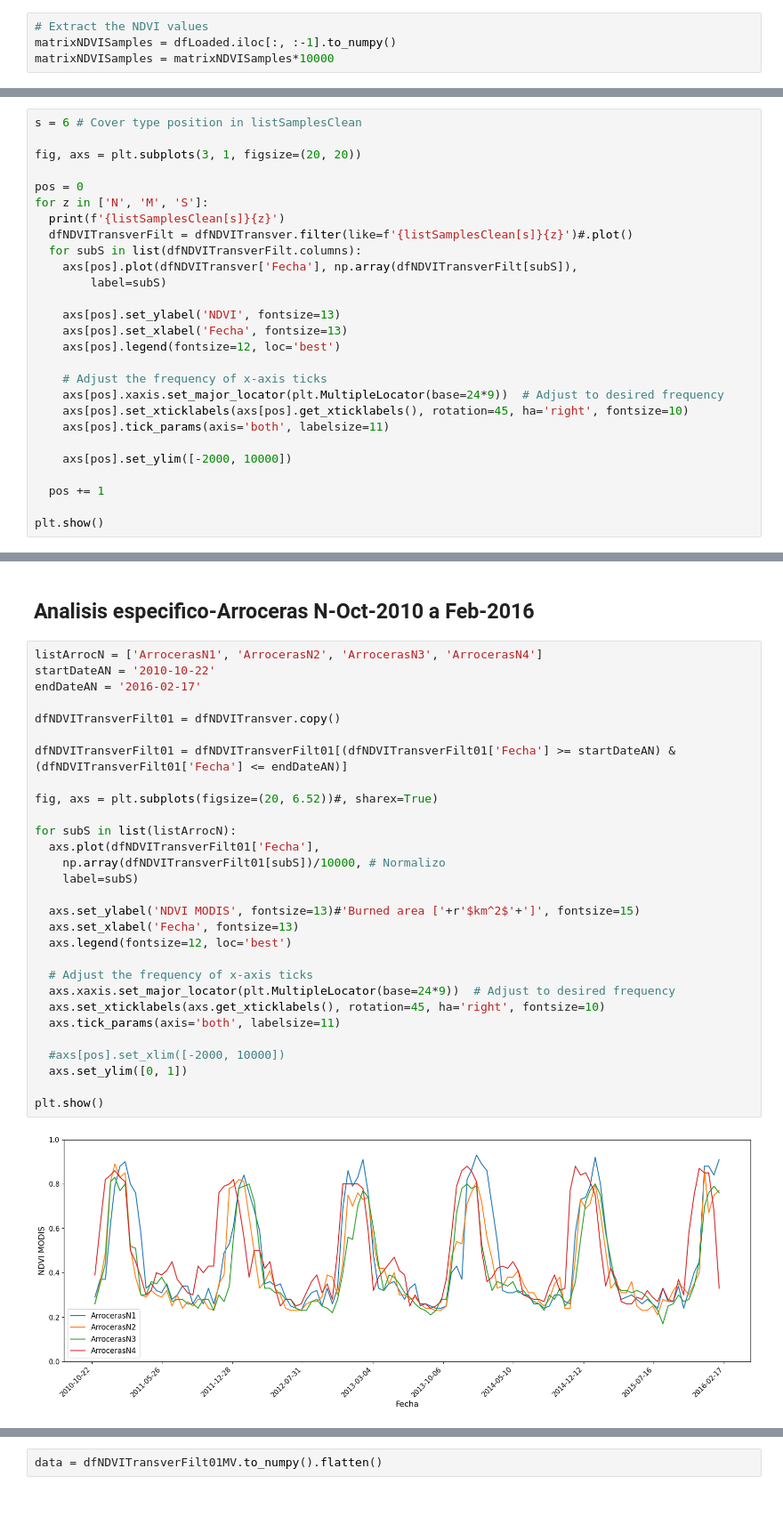
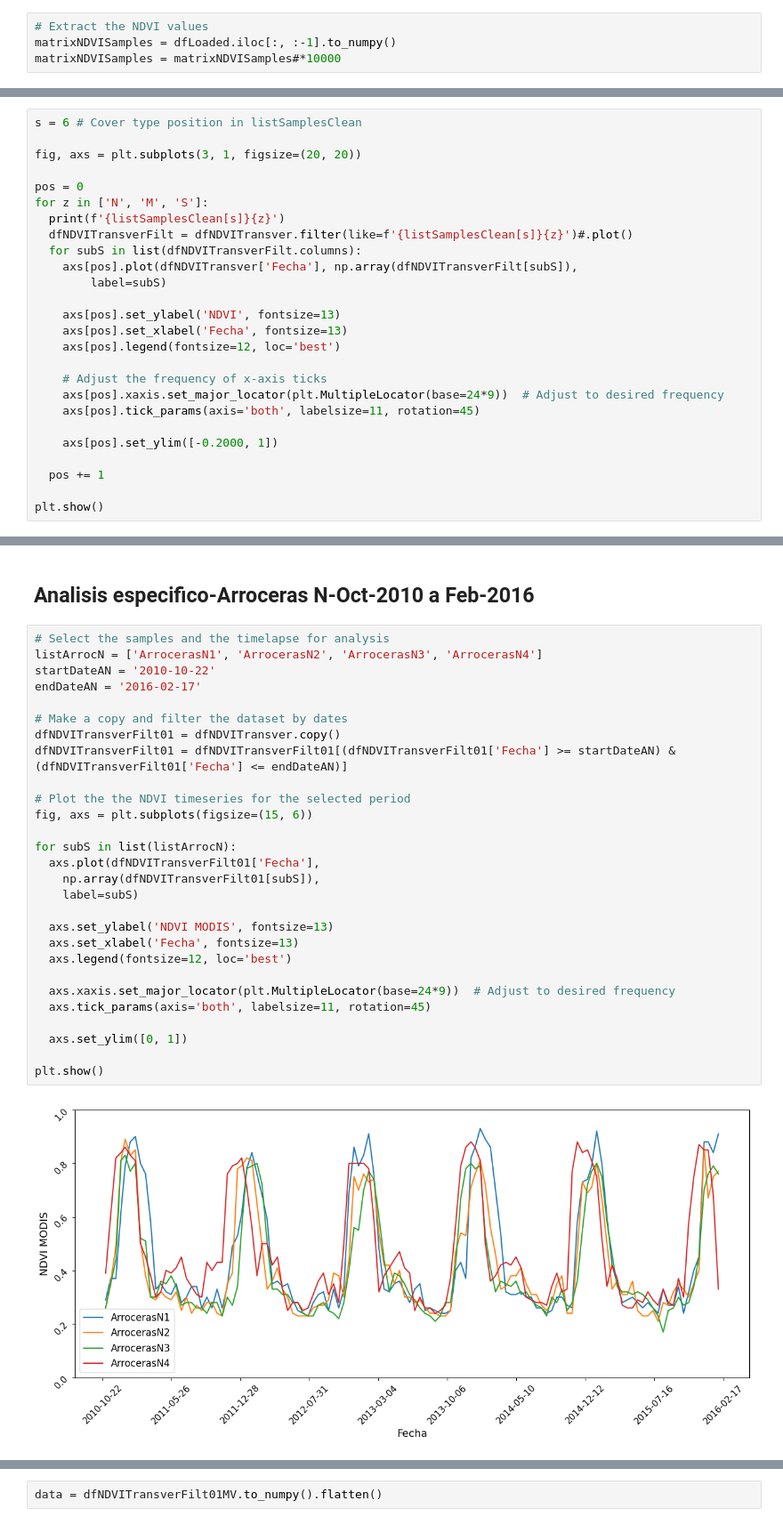
Before and after one commit to francobarrionuevoenv21/ClusteringPaddyFields_Fires_SanJavier, a Jupyter notebook: 03_CoverTypes2022_sampling.ipynb, the cells around one changed output, grey strips where cells are left out. Shown at 89% size. Cells and saved outputs as stored; diff of their text form.

```diff
--- a/03_CoverTypes2022_sampling.ipynb
+++ b/03_CoverTypes2022_sampling.ipynb
@@ -46,7 +46,7 @@ dfLoaded.head(10)
 # %%
 # Extract the NDVI values
 matrixNDVISamples = dfLoaded.iloc[:, :-1].to_numpy()
-matrixNDVISamples = matrixNDVISamples*10000
+matrixNDVISamples = matrixNDVISamples#*10000
 # %%
 # Get dates and cover types values
 listDates = list(dfLoaded.columns)
@@ -106,10 +106,9 @@ for z in ['N', 'M', 'S']:
 
     # Adjust the frequency of x-axis ticks
     axs[pos].xaxis.set_major_locator(plt.MultipleLocator(base=24*9))  # Adjust to desired frequency
-    axs[pos].set_xticklabels(axs[pos].get_xticklabels(), rotation=45, ha='right', fontsize=10)
-    axs[pos].tick_params(axis='both', labelsize=11)
+    axs[pos].tick_params(axis='both', labelsize=11, rotation=45)
 
-    axs[pos].set_ylim([-2000, 10000])
+    axs[pos].set_ylim([-0.2000, 1])
 
   pos += 1
 
@@ -122,33 +121,32 @@ BosqueS
 # %% [markdown]
 ## Analisis especifico-Arroceras N-Oct-2010 a Feb-2016
 # %%
+# Select the samples and the timelapse for analysis
 listArrocN = ['ArrocerasN1', 'ArrocerasN2', 'ArrocerasN3', 'ArrocerasN4']
 startDateAN = '2010-10-22'
 endDateAN = '2016-02-17'
 
+# Make a copy and filter the dataset by dates
 dfNDVITransverFilt01 = dfNDVITransver.copy()
-
 dfNDVITransverFilt01 = dfNDVITransverFilt01[(dfNDVITransverFilt01['Fecha'] >= startDateAN) & (dfNDVITransverFilt01['Fecha'] <= endDateAN)]
 
-fig, axs = plt.subplots(figsize=(20, 6.52))#, sharex=True)
+# Plot the the NDVI timeseries for the selected period
+fig, axs = plt.subplots(figsize=(15, 6))
 
 for subS in list(listArrocN):
   axs.plot(dfNDVITransverFilt01['Fecha'],
-    np.array(dfNDVITransverFilt01[subS])/10000, # Normalizo
+    np.array(dfNDVITransverFilt01[subS]),
     label=subS)
 
-  axs.set_ylabel('NDVI MODIS', fontsize=13)#'Burned area ['+r'$km^2$'+']', fontsize=15)
+  axs.set_ylabel('NDVI MODIS', fontsize=13)
   axs.set_xlabel('Fecha', fontsize=13)
   axs.legend(fontsize=12, loc='best')
 
-  # Adjust the frequency of x-axis ticks
   axs.xaxis.set_major_locator(plt.MultipleLocator(base=24*9))  # Adjust to desired frequency
-  axs.set_xticklabels(axs.get_xticklabels(), rotation=45, ha='right', fontsize=10)
-  axs.tick_params(axis='both', labelsize=11)
+  axs.tick_params(axis='both', labelsize=11, rotation=45)
 
-  #axs[pos].set_xlim([-2000, 10000])
   axs.set_ylim([0, 1])
 
 plt.show()
 # %% [output]
-[figure, old version]
+[figure, new version]
```
Also changed, not shown: parts of 8 cells of this notebook.
